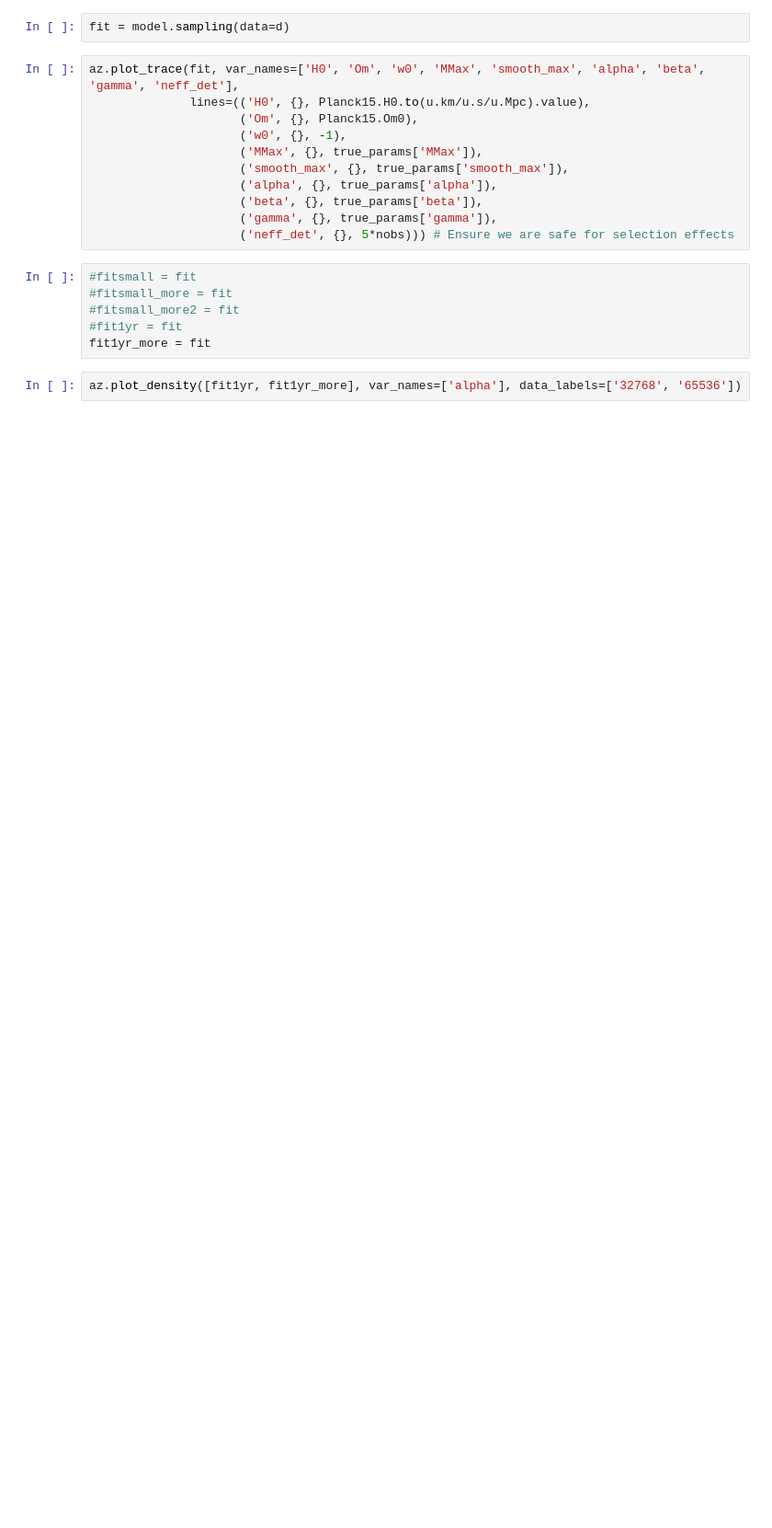
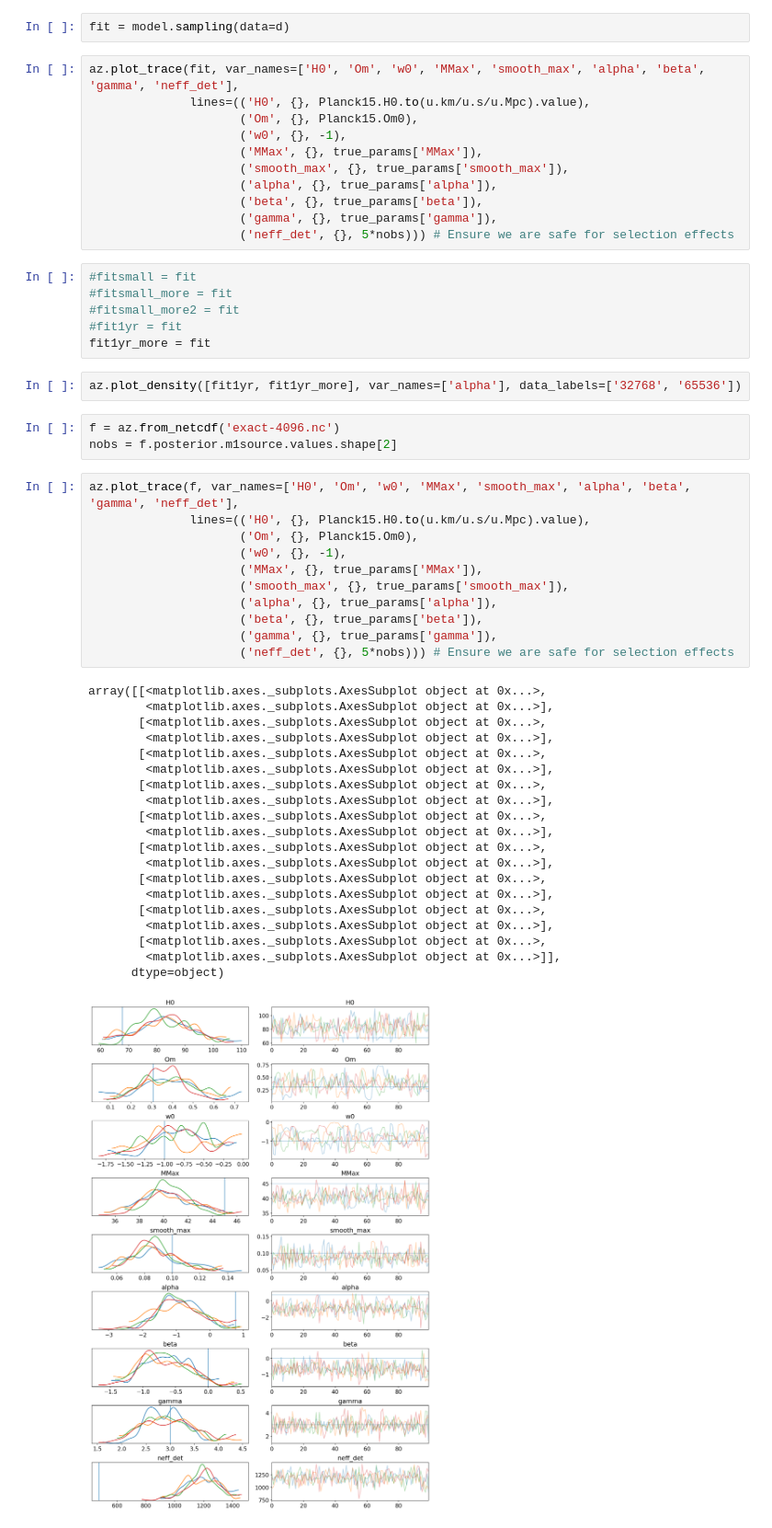
Before and after one commit to farr/PISNLineCosmography, a Jupyter notebook: ExactMeasurementTest.ipynb, the cells around one changed output. Shown at 92% size. Drawn from its saved outputs; the diff is of its cells as text; blank space fills up the shorter version.

```diff
--- a/ExactMeasurementTest.ipynb
+++ b/ExactMeasurementTest.ipynb
@@ -90,3 +90,38 @@ az.plot_trace(fit, var_names=['H0', 'Om', 'w0', 'MMax', 'smooth_max', 'alpha', '
 fit1yr_more = fit
 # %%
 az.plot_density([fit1yr, fit1yr_more], var_names=['alpha'], data_labels=['32768', '65536'])
+# %%
+f = az.from_netcdf('exact-4096.nc')
+nobs = f.posterior.m1source.values.shape[2]
+# %%
+az.plot_trace(f, var_names=['H0', 'Om', 'w0', 'MMax', 'smooth_max', 'alpha', 'beta', 'gamma', 'neff_det'],
+              lines=(('H0', {}, Planck15.H0.to(u.km/u.s/u.Mpc).value),
+                     ('Om', {}, Planck15.Om0),
+                     ('w0', {}, -1),
+                     ('MMax', {}, true_params['MMax']),
+                     ('smooth_max', {}, true_params['smooth_max']),
+                     ('alpha', {}, true_params['alpha']),
+                     ('beta', {}, true_params['beta']),
+                     ('gamma', {}, true_params['gamma']),
+                     ('neff_det', {}, 5*nobs))) # Ensure we are safe for selection effects
+# %% [output]
+array([[<matplotlib.axes._subplots.AxesSubplot object at 0x...>,
+        <matplotlib.axes._subplots.AxesSubplot object at 0x...>],
+       [<matplotlib.axes._subplots.AxesSubplot object at 0x...>,
+        <matplotlib.axes._subplots.AxesSubplot object at 0x...>],
+       [<matplotlib.axes._subplots.AxesSubplot object at 0x...>,
+        <matplotlib.axes._subplots.AxesSubplot object at 0x...>],
+       [<matplotlib.axes._subplots.AxesSubplot object at 0x...>,
+        <matplotlib.axes._subplots.AxesSubplot object at 0x...>],
+       [<matplotlib.axes._subplots.AxesSubplot object at 0x...>,
+        <matplotlib.axes._subplots.AxesSubplot object at 0x...>],
+       [<matplotlib.axes._subplots.AxesSubplot object at 0x...>,
+        <matplotlib.axes._subplots.AxesSubplot object at 0x...>],
+       [<matplotlib.axes._subplots.AxesSubplot object at 0x...>,
+        <matplotlib.axes._subplots.AxesSubplot object at 0x...>],
+       [<matplotlib.axes._subplots.AxesSubplot object at 0x...>,
+        <matplotlib.axes._subplots.AxesSubplot object at 0x...>],
+       [<matplotlib.axes._subplots.AxesSubplot object at 0x...>,
+        <matplotlib.axes._subplots.AxesSubplot object at 0x...>]],
+      dtype=object)
+[figure, added]
```
Also changed, not shown: 2 other files.
